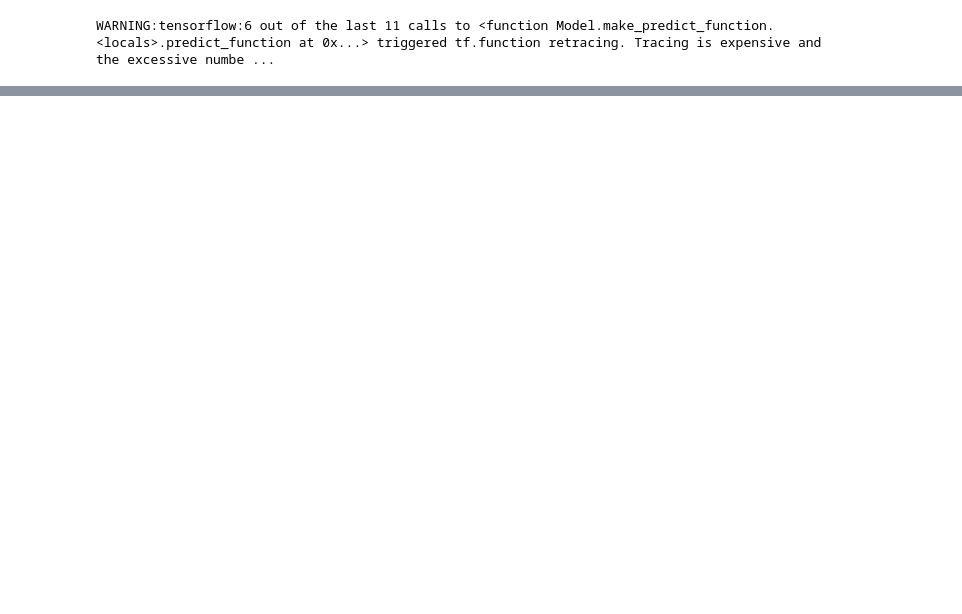
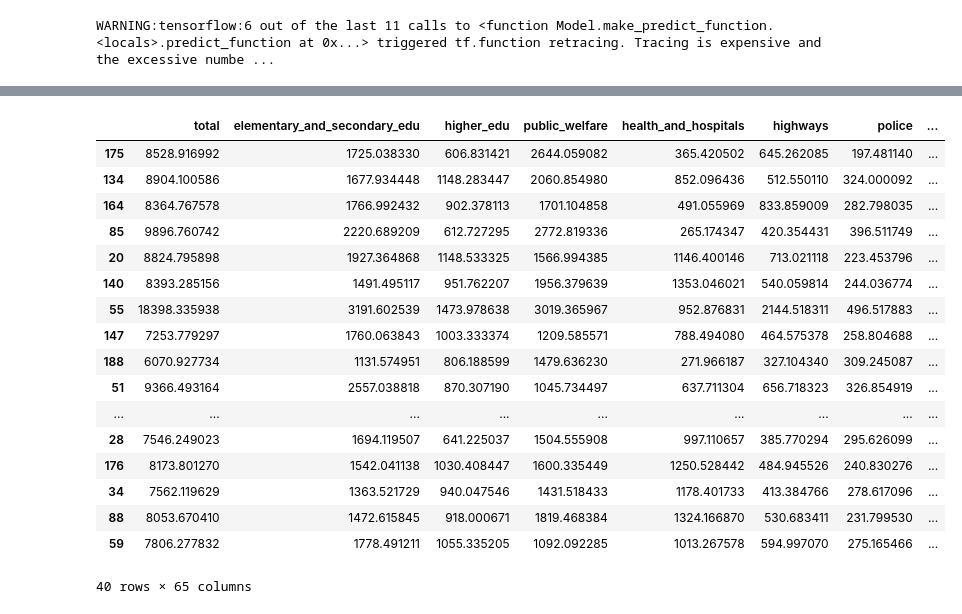
Before and after one commit to lhao03/data-visualization-of-usa-spending, a Jupyter notebook: incarceration_model.ipynb, the cells around one changed output, grey strips where cells are left out. Saved outputs shown, nothing was run; the diff lists cells and outputs as text; code cells hidden in the pictures; blank space fills up the shorter version.

```diff
--- a/incarceration_model.ipynb
+++ b/incarceration_model.ipynb
@@ -411,0 +440,21 @@ Testing set Mean Abs Error: 16270.92 MPG
+# %%
+test_dataset
+# %% [output]
+|  | total | elementary_and_secondary_edu | higher_edu | public_welfare | health_and_hospitals | highways | police | ... |
+| 175 | 8528.916992 | 1725.038330 | 606.831421 | 2644.059082 | 365.420502 | 645.262085 | 197.481140 | ... |
+| 134 | 8904.100586 | 1677.934448 | 1148.283447 | 2060.854980 | 852.096436 | 512.550110 | 324.000092 | ... |
+| 164 | 8364.767578 | 1766.992432 | 902.378113 | 1701.104858 | 491.055969 | 833.859009 | 282.798035 | ... |
+| 85 | 9896.760742 | 2220.689209 | 612.727295 | 2772.819336 | 265.174347 | 420.354431 | 396.511749 | ... |
+| 20 | 8824.795898 | 1927.364868 | 1148.533325 | 1566.994385 | 1146.400146 | 713.021118 | 223.453796 | ... |
+| 140 | 8393.285156 | 1491.495117 | 951.762207 | 1956.379639 | 1353.046021 | 540.059814 | 244.036774 | ... |
+| 55 | 18398.335938 | 3191.602539 | 1473.978638 | 3019.365967 | 952.876831 | 2144.518311 | 496.517883 | ... |
+| 147 | 7253.779297 | 1760.063843 | 1003.333374 | 1209.585571 | 788.494080 | 464.575378 | 258.804688 | ... |
+| 188 | 6070.927734 | 1131.574951 | 806.188599 | 1479.636230 | 271.966187 | 327.104340 | 309.245087 | ... |
+| 51 | 9366.493164 | 2557.038818 | 870.307190 | 1045.734497 | 637.711304 | 656.718323 | 326.854919 | ... |
+| ... | ... | ... | ... | ... | ... | ... | ... | ... |
+| 28 | 7546.249023 | 1694.119507 | 641.225037 | 1504.555908 | 997.110657 | 385.770294 | 295.626099 | ... |
+| 176 | 8173.801270 | 1542.041138 | 1030.408447 | 1600.335449 | 1250.528442 | 484.945526 | 240.830276 | ... |
+| 34 | 7562.119629 | 1363.521729 | 940.047546 | 1431.518433 | 1178.401733 | 413.384766 | 278.617096 | ... |
+| 88 | 8053.670410 | 1472.615845 | 918.000671 | 1819.468384 | 1324.166870 | 530.683411 | 231.799530 | ... |
+| 59 | 7806.277832 | 1778.491211 | 1055.335205 | 1092.092285 | 1013.267578 | 594.997070 | 275.165466 | ... |
+40 rows × 65 columns
```
Also changed, not shown: parts of 16 cells of this notebook, 6 other files.
